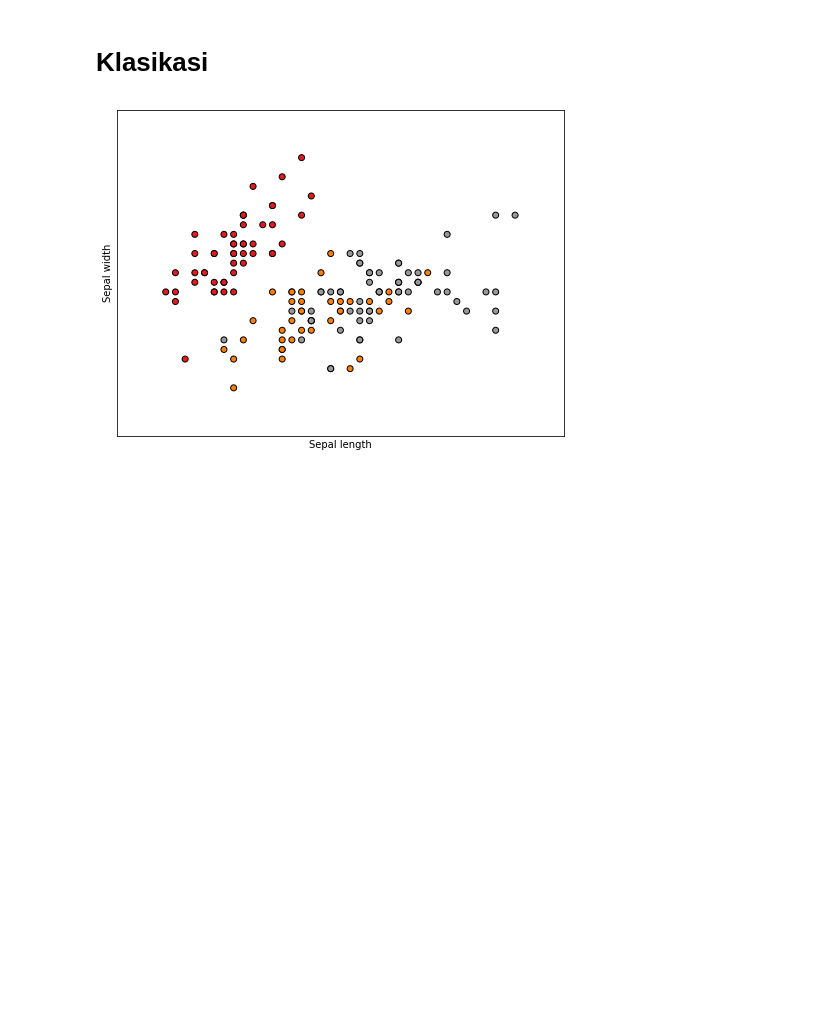
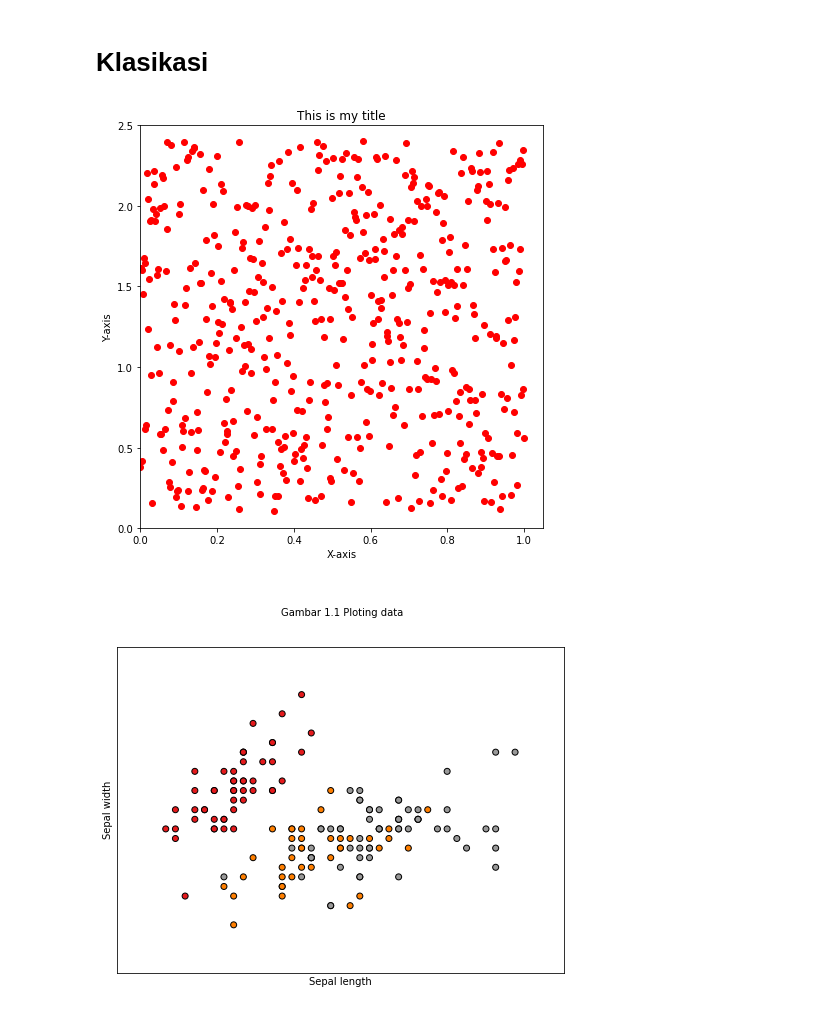
Before and after one commit to mulaab/statistik, a Jupyter notebook: _sources/klasifikasi.ipynb, the cells around one changed output. Saved outputs shown, nothing was run; the diff lists cells and outputs as text; code cells hidden in the pictures; blank space fills up the shorter version.

```diff
--- a/_sources/klasifikasi.ipynb
+++ b/_sources/klasifikasi.ipynb
@@ -1,5 +1,37 @@
 # %% [markdown]
 # Klasikasi
+# %%
+from matplotlib import pyplot as plt
+import numpy as np
+
+txt="Gambar 1.1 Ploting data"
+
+# make some synthetic data
+x = np.linspace(0, 1, 512)
+y = np.random.rand(512)*2.3 + .1
+
+fig = plt.figure()
+ax1 = fig.add_axes((0.1, 0.2, 0.8, 0.7))
+
+ax1.set_title("This is my title")
+ax1.set_xlabel('X-axis')
+ax1.set_ylabel('Y-axis')
+
+# make the edge colors match the facecolors
+ax1.scatter(x,y, c='r', edgecolors='face')
+# center text
+fig.text(.5, .05, txt, ha='center')
+
+# use OO interface
+ax1.set_xlim([0, 1.05])
+ax1.set_ylim([0, 2.5])
+
+# resize the figure to match the aspect ratio of the Axes
+fig.set_size_inches(7, 8, forward=True)
+
+plt.show()
+# %% [output]
+[figure, added]
 # %%
 # Code source: Gaël Varoquaux
 # Modified for documentation by Jaques Grobler
```
Also changed, not shown: 16 other files.
